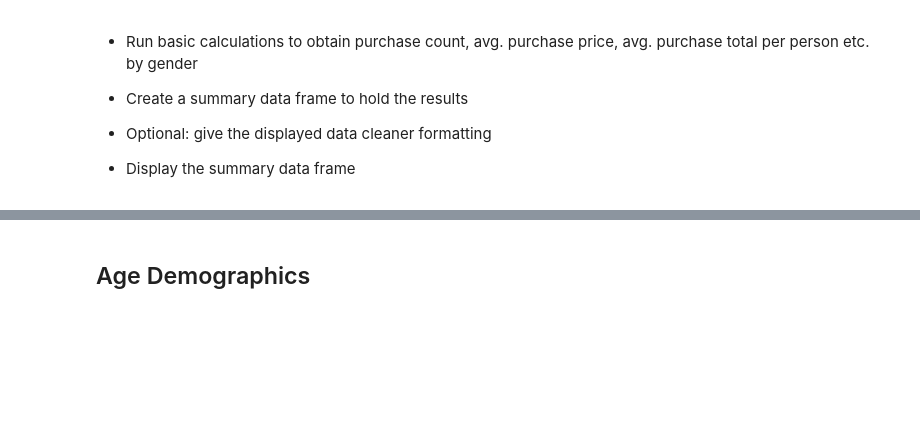
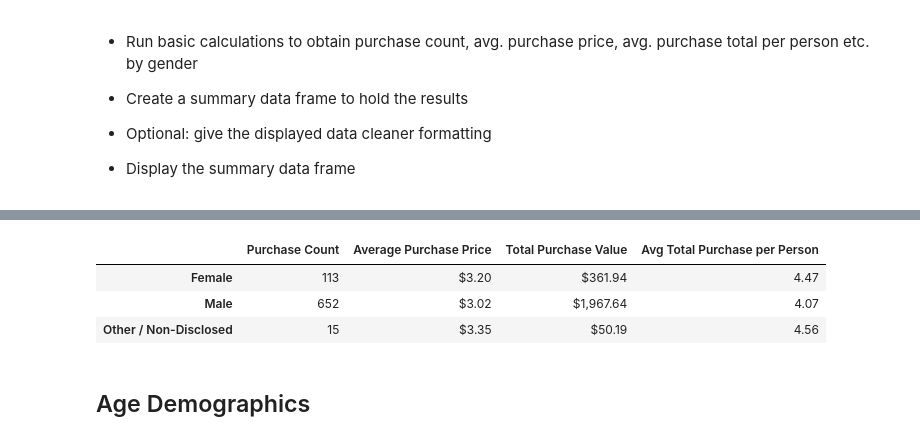
Before and after one commit to rlkennye/pandas-challenge, a Jupyter notebook: HeroesOfPymoli/HeroesOfPymoli_starter.ipynb, the cells around one changed output, grey strips where cells are left out. Drawn from its saved outputs; the diff is of its cells as text; code cells hidden in the pictures; blank space fills up the shorter version.

```diff
--- a/HeroesOfPymoli/HeroesOfPymoli_starter.ipynb
+++ b/HeroesOfPymoli/HeroesOfPymoli_starter.ipynb
@@ -79,10 +82,10 @@ summary_table
 * Percentage and Count of Other / Non-Disclosed
 # %%
 # determine the total number of players
-Total_number_of_Players_count = len(Game_purchase_data_df["SN"].unique())
+Total_number_of_Players_count = len(Games_df["SN"].unique())
 
 # Get list of Gender entries
-gender_column = Game_purchase_data_df.groupby("Gender")
+gender_column = Games_df.groupby("Gender")
 
 # Count the total of screen names "SN" by gender
 Gender_counts = gender_column.nunique()["SN"]
@@ -91,13 +94,10 @@ Gender_counts = gender_column.nunique()["SN"]
 Gender_percentage = round(Gender_counts / Total_number_of_Players_count * 100, 2)
 
 # Format output
-Demographics_count = pd.DataFrame({"Total Count": Gender_counts,
-                                    "Percentage of Players": Gender_percentage})
+Demographics_df = pd.DataFrame({"Total Count": Gender_counts,
+                                      "Percentage of Players": Gender_percentage})
 
-# Format the data frame to remove index (ie Gender)
-#Demographics_count.index.name = None
+#Format the data frame to remove index (ie Gender)
+Demographics_df.index.name = None
 
-# Format the values sorted by total count in descending order, and two decimal places for the percentage
-#Demographics_count.sort_values(["Total Count"], ascending = True).style.format({"Percentage of Players")
-
-print(Demographics_count)
+Demographics_df.style.format({"Percentage of Players":"{:,.2f}%"})
@@ -127,3 +125,31 @@ print(Demographics_count)
+# %%
+# Calculate Purchase Count per Gender (PCG)
+PCG = purchase_count = gender_column["Purchase ID"].count()
+
+# Calculate Average Purchase Price (APP) per gender
+APP = gender_column["Price"].mean()
+
+# Calculate Total Purchase Value (TPV) per gender
+TPV = gender_column["Price"].sum()
+
+# Calculate Average Total Purchase Per Person (ATPPP)
+ATPPP = TPV / Gender_counts
+
+# Format output
+Gender_df = pd.DataFrame({"Purchase Count": PCG,
+                                                "Average Purchase Price":APP,
+                                                "Total Purchase Value":TPV,
+                                                "Avg Total Purchase per Person":ATPPP})
+
+Gender_df["Total Purchase Value"] = Gender_df["Total Purchase Value"].astype(float).map("${:,.2f}".format)
+Gender_df["Average Purchase Price"] = Gender_df["Average Purchase Price"].astype(float).map("${:,.2f}".format)
+Gender_df["Avg Total Purchase per Person"] = Gender_df["Avg Total Purchase per Person"].astype(float).map("{:,.2f}".format)
+Gender_df
+# %% [output]
+|  | Purchase Count | Average Purchase Price | Total Purchase Value | Avg Total Purchase per Person |
+| Female | 113 | $3.20 | $361.94 | 4.47 |
+| Male | 652 | $3.02 | $1,967.64 | 4.07 |
+| Other / Non-Disclosed | 15 | $3.35 | $50.19 | 4.56 |
 # %% [markdown]
 ## Age Demographics
 # %% [markdown]
```
Also changed, not shown: parts of 9 cells of this notebook.
